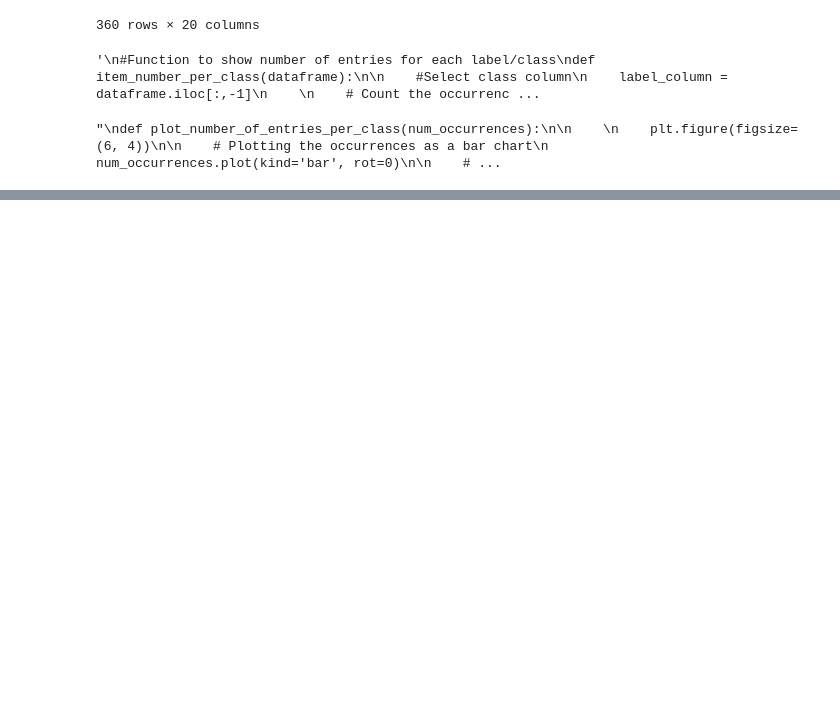
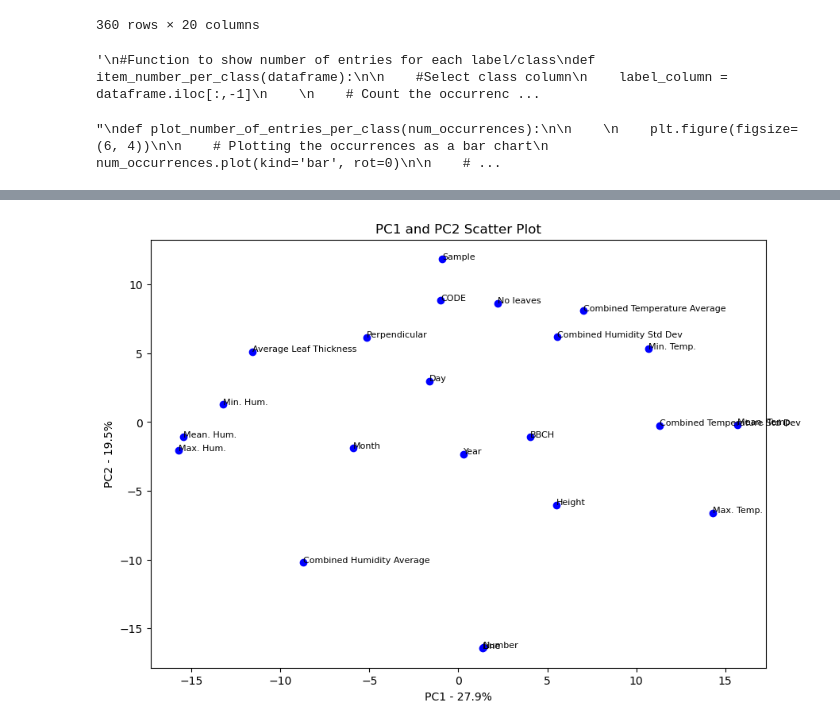
Before and after one commit to rodribro/TimeSeries, a Jupyter notebook: notebooks/eda.ipynb, the cells around one changed output, grey strips where cells are left out. Drawn from its saved outputs; the diff is of its cells as text; code cells hidden in the pictures; blank space fills up the shorter version.

```diff
--- a/notebooks/eda.ipynb
+++ b/notebooks/eda.ipynb
@@ -352,0 +474,2 @@ biometric_df.to_csv("../data/enc_biometric_data.csv")
+# %%
+pca_data = pca1.transform(scaled_data) # generate coordinates for a PCA graph based on the loading scores and scaled data
@@ -352,0 +506,10 @@ biometric_df.to_csv("../data/enc_biometric_data.csv")
+# %%
+pca_df = pd.DataFrame(
+    pca_data,
+    index = ['Number', 'Line', 'Sample', 'CODE', 'No leaves', 'Perpendicular',
+       'Height', 'Max. Temp.', 'Min. Temp.', 'Mean. Temp.', 'Max. Hum.',
+       'Min. Hum.', 'Mean. Hum.', 'Combined Temperature Average',
+       'Combined Temperature Std Dev', 'Combined Humidity Average',
+       'Combined Humidity Std Dev', 'BBCH', 'Average Leaf Thickness', 'Year',
+       'Month', 'Day'],
+    columns=labels)
@@ -352,0 +528,18 @@ biometric_df.to_csv("../data/enc_biometric_data.csv")
+# %%
+# Create a 2D scatter plot
+plt.figure(figsize=(10, 7))
+plt.scatter(pca_df['PC1'], pca_df['PC2'], c='blue', marker='o')
+
+# Add labels and title
+plt.title('PC1 and PC2 Scatter Plot')
+plt.xlabel('PC1 - {:.1f}%'.format(per_var[0]))
+plt.ylabel('PC2 - {:.1f}%'.format(per_var[1]))
+
+# Annotate each point with its index label
+for sample in pca_df.index:
+    plt.text(pca_df['PC1'].loc[sample], pca_df['PC2'].loc[sample], sample, fontsize=8)
+
+# Show the plot
+plt.show()
+# %% [output]
+[figure, added]
```
Also changed, not shown: parts of 32 cells of this notebook.
